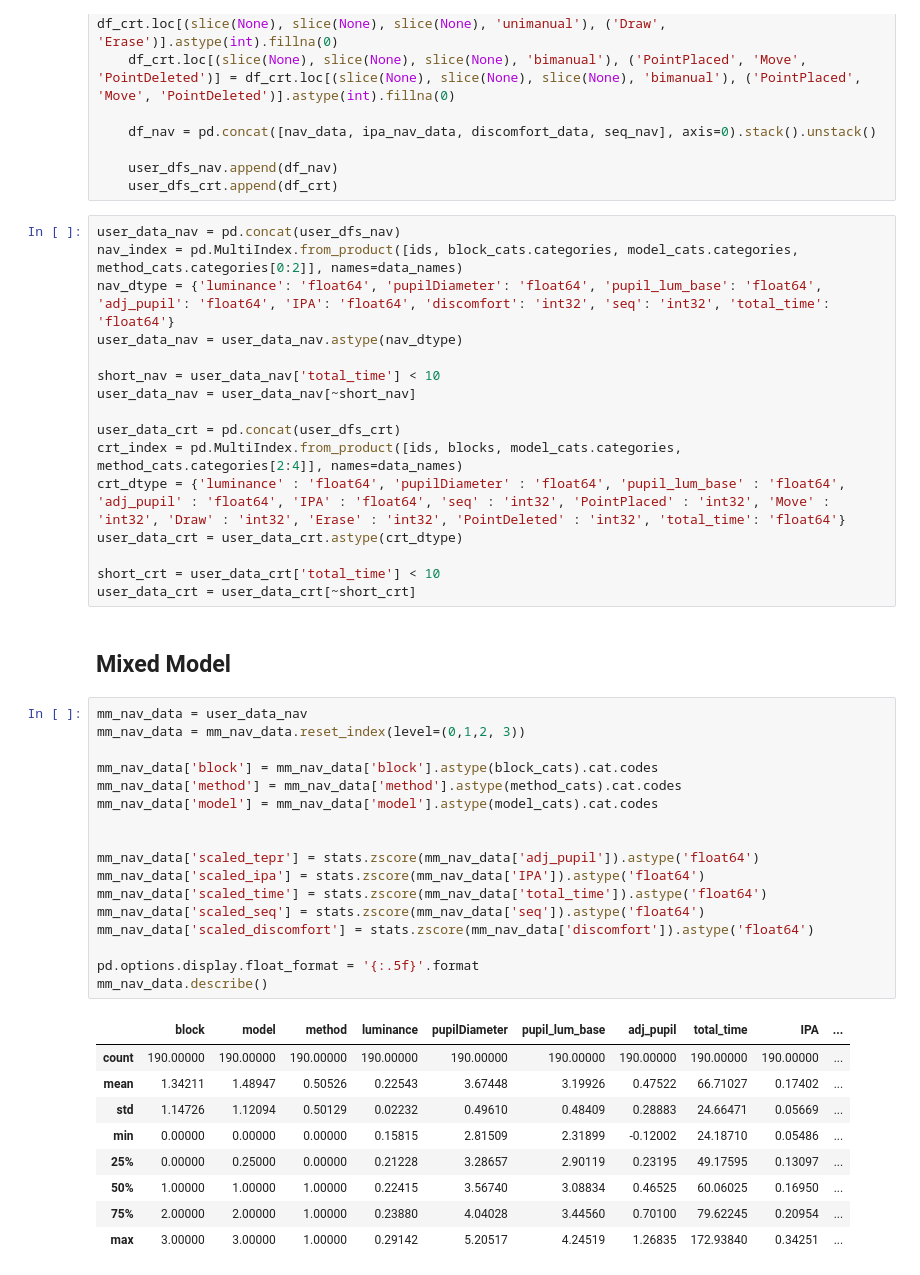
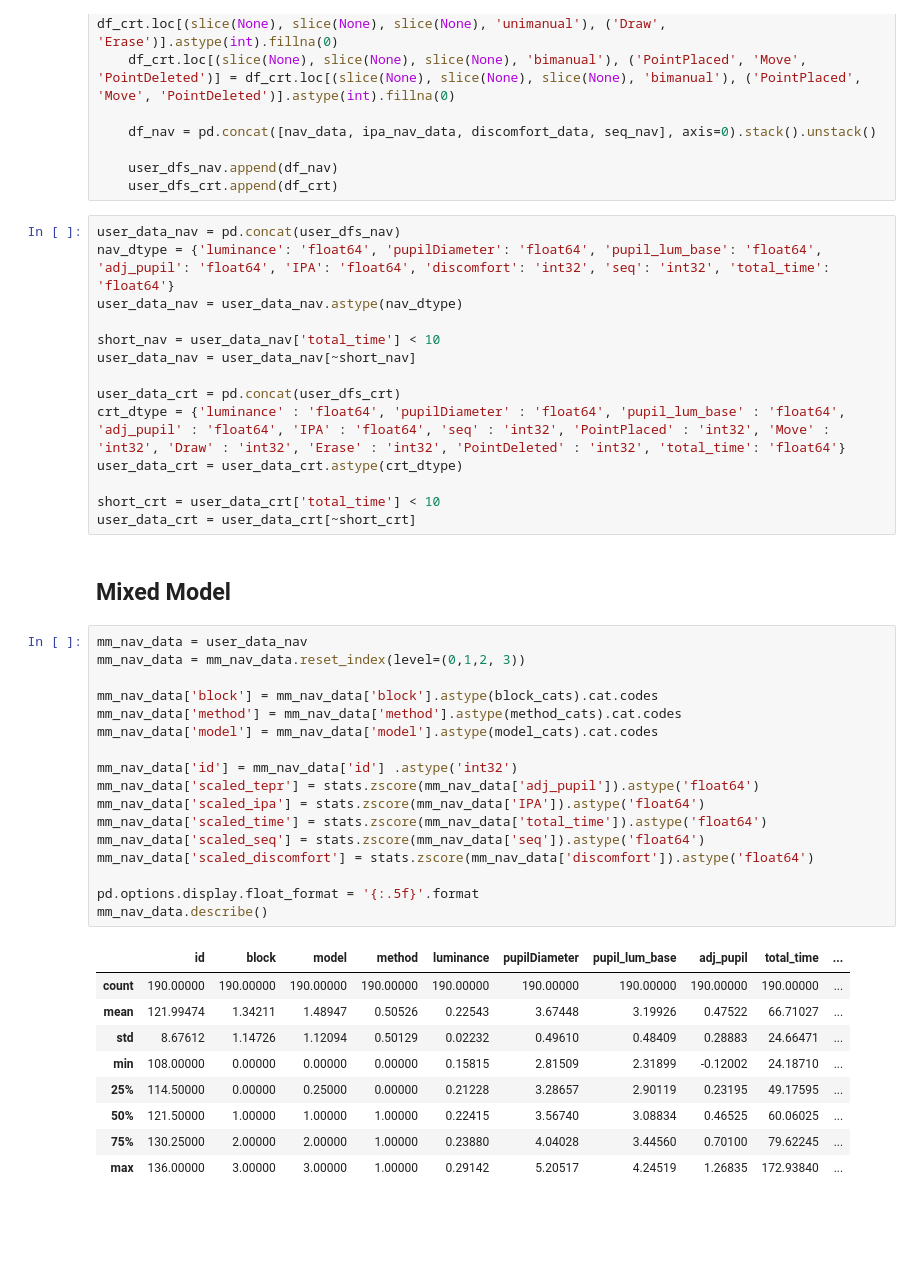
Before and after one commit to courtnicole/3d-path-cognition, a Jupyter notebook: mixedmodel.ipynb, the cells around one changed output. Cells and saved outputs as stored; diff of their text form; blank space fills up the shorter version.

```diff
--- a/mixedmodel.ipynb
+++ b/mixedmodel.ipynb
@@ -442,7 +442,6 @@ for df in dfs:
     user_dfs_crt.append(df_crt)
 # %%
 user_data_nav = pd.concat(user_dfs_nav)
-nav_index = pd.MultiIndex.from_product([ids, block_cats.categories, model_cats.categories, method_cats.categories[0:2]], names=data_names)
 nav_dtype = {'luminance': 'float64', 'pupilDiameter': 'float64', 'pupil_lum_base': 'float64', 'adj_pupil': 'float64', 'IPA': 'float64', 'discomfort': 'int32', 'seq': 'int32', 'total_time': 'float64'}
 user_data_nav = user_data_nav.astype(nav_dtype)
 
@@ -450,7 +449,6 @@ short_nav = user_data_nav['total_time'] < 10
 user_data_nav = user_data_nav[~short_nav]
 
 user_data_crt = pd.concat(user_dfs_crt)
-crt_index = pd.MultiIndex.from_product([ids, blocks, model_cats.categories, method_cats.categories[2:4]], names=data_names)
 crt_dtype = {'luminance' : 'float64', 'pupilDiameter' : 'float64', 'pupil_lum_base' : 'float64', 'adj_pupil' : 'float64', 'IPA' : 'float64', 'seq' : 'int32', 'PointPlaced' : 'int32', 'Move' : 'int32', 'Draw' : 'int32', 'Erase' : 'int32', 'PointDeleted' : 'int32', 'total_time': 'float64'}
 user_data_crt = user_data_crt.astype(crt_dtype)
 
@@ -461,27 +459,27 @@ user_data_crt = user_data_crt[~short_crt]
 # %%
 mm_nav_data = user_data_nav
 mm_nav_data = mm_nav_data.reset_index(level=(0,1,2, 3))
 
 mm_nav_data['block'] = mm_nav_data['block'].astype(block_cats).cat.codes
 mm_nav_data['method'] = mm_nav_data['method'].astype(method_cats).cat.codes
 mm_nav_data['model'] = mm_nav_data['model'].astype(model_cats).cat.codes
 
-
+mm_nav_data['id'] = mm_nav_data['id'] .astype('int32')
 mm_nav_data['scaled_tepr'] = stats.zscore(mm_nav_data['adj_pupil']).astype('float64')
 mm_nav_data['scaled_ipa'] = stats.zscore(mm_nav_data['IPA']).astype('float64')
 mm_nav_data['scaled_time'] = stats.zscore(mm_nav_data['total_time']).astype('float64')
 mm_nav_data['scaled_seq'] = stats.zscore(mm_nav_data['seq']).astype('float64')
 mm_nav_data['scaled_discomfort'] = stats.zscore(mm_nav_data['discomfort']).astype('float64')
 
 pd.options.display.float_format = '{:.5f}'.format
 mm_nav_data.describe()
 # %% [output]
-|  | block | model | method | luminance | pupilDiameter | pupil_lum_base | adj_pupil | total_time | IPA | ... |
+|  | id | block | model | method | luminance | pupilDiameter | pupil_lum_base | adj_pupil | total_time | ... |
 | count | 190.00000 | 190.00000 | 190.00000 | 190.00000 | 190.00000 | 190.00000 | 190.00000 | 190.00000 | 190.00000 | ... |
-| mean | 1.34211 | 1.48947 | 0.50526 | 0.22543 | 3.67448 | 3.19926 | 0.47522 | 66.71027 | 0.17402 | ... |
-| std | 1.14726 | 1.12094 | 0.50129 | 0.02232 | 0.49610 | 0.48409 | 0.28883 | 24.66471 | 0.05669 | ... |
-| min | 0.00000 | 0.00000 | 0.00000 | 0.15815 | 2.81509 | 2.31899 | -0.12002 | 24.18710 | 0.05486 | ... |
-| 25% | 0.00000 | 0.25000 | 0.00000 | 0.21228 | 3.28657 | 2.90119 | 0.23195 | 49.17595 | 0.13097 | ... |
-| 50% | 1.00000 | 1.00000 | 1.00000 | 0.22415 | 3.56740 | 3.08834 | 0.46525 | 60.06025 | 0.16950 | ... |
-| 75% | 2.00000 | 2.00000 | 1.00000 | 0.23880 | 4.04028 | 3.44560 | 0.70100 | 79.62245 | 0.20954 | ... |
-| max | 3.00000 | 3.00000 | 1.00000 | 0.29142 | 5.20517 | 4.24519 | 1.26835 | 172.93840 | 0.34251 | ... |
+| mean | 121.99474 | 1.34211 | 1.48947 | 0.50526 | 0.22543 | 3.67448 | 3.19926 | 0.47522 | 66.71027 | ... |
+| std | 8.67612 | 1.14726 | 1.12094 | 0.50129 | 0.02232 | 0.49610 | 0.48409 | 0.28883 | 24.66471 | ... |
+| min | 108.00000 | 0.00000 | 0.00000 | 0.00000 | 0.15815 | 2.81509 | 2.31899 | -0.12002 | 24.18710 | ... |
+| 25% | 114.50000 | 0.00000 | 0.25000 | 0.00000 | 0.21228 | 3.28657 | 2.90119 | 0.23195 | 49.17595 | ... |
+| 50% | 121.50000 | 1.00000 | 1.00000 | 1.00000 | 0.22415 | 3.56740 | 3.08834 | 0.46525 | 60.06025 | ... |
+| 75% | 130.25000 | 2.00000 | 2.00000 | 1.00000 | 0.23880 | 4.04028 | 3.44560 | 0.70100 | 79.62245 | ... |
+| max | 136.00000 | 3.00000 | 3.00000 | 1.00000 | 0.29142 | 5.20517 | 4.24519 | 1.26835 | 172.93840 | ... |
```
Also changed, not shown: parts of 4 cells of this notebook.
